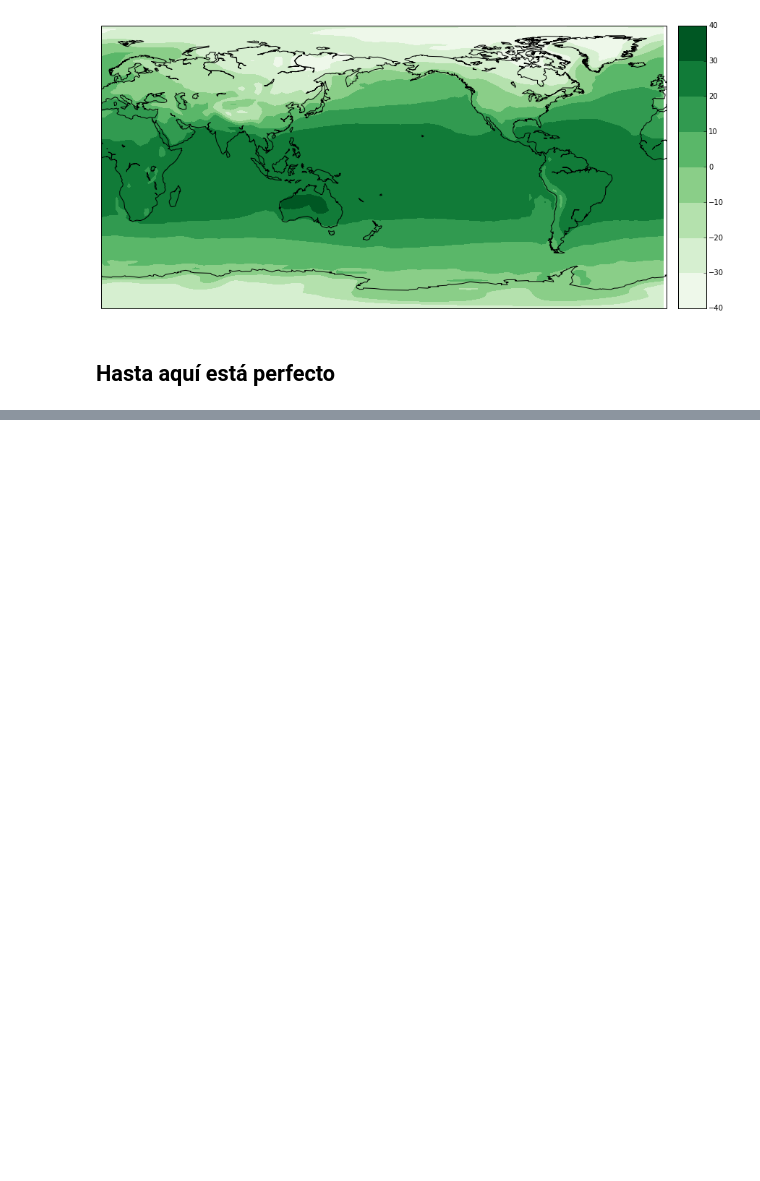
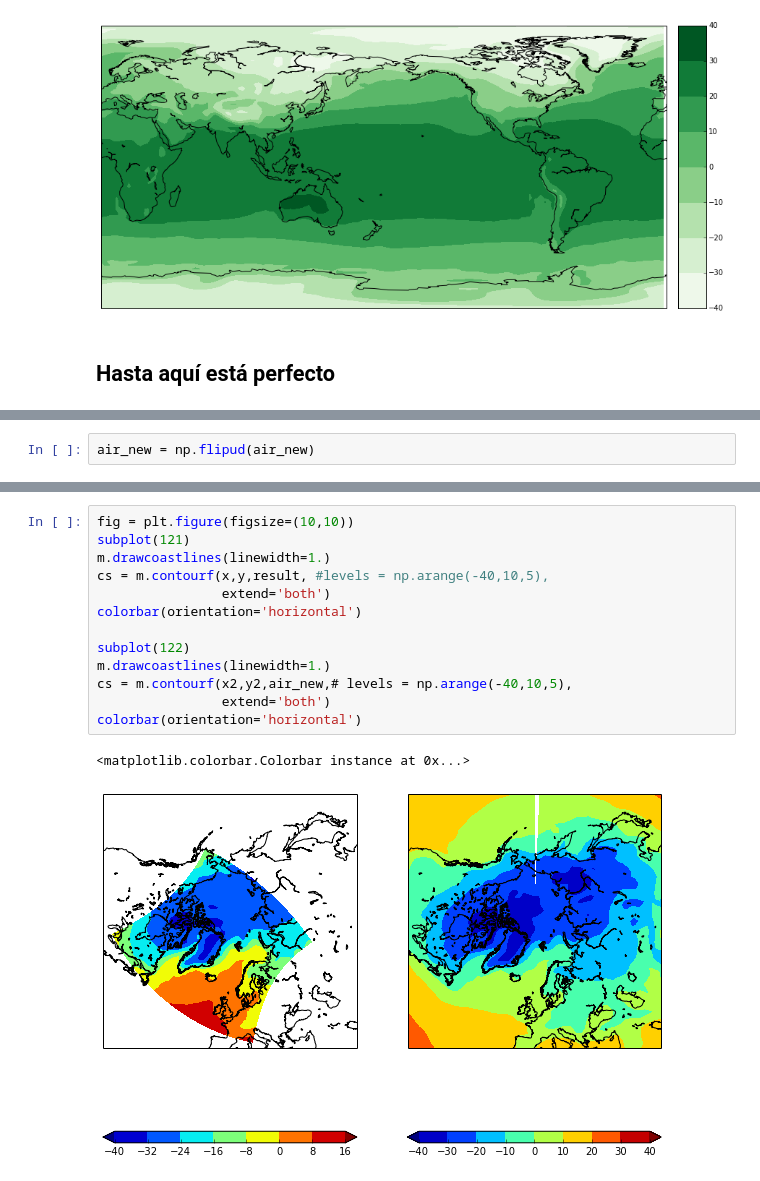
Before and after one commit to alvise30/CM20151_HW4_ElkinAlvis, a Jupyter notebook: P2/Punto2.ipynb, the cells around one changed output, grey strips where cells are left out. Drawn from its saved outputs; the diff is of its cells as text; blank space fills up the shorter version.

```diff
--- a/P2/Punto2.ipynb
+++ b/P2/Punto2.ipynb
@@ -89,0 +121,2 @@ Hasta aquí está perfecto
+# %%
+air_new = np.flipud(air_new)
@@ -89,0 +138,16 @@ Hasta aquí está perfecto
+# %%
+fig = plt.figure(figsize=(10,10))
+subplot(121)
+m.drawcoastlines(linewidth=1.)
+cs = m.contourf(x,y,result, #levels = np.arange(-40,10,5),
+                extend='both')
+colorbar(orientation='horizontal')
+
+subplot(122)
+m.drawcoastlines(linewidth=1.)
+cs = m.contourf(x2,y2,air_new,# levels = np.arange(-40,10,5),
+                extend='both')
+colorbar(orientation='horizontal')
+# %% [output]
+<matplotlib.colorbar.Colorbar instance at 0x...>
+[figure, added]
```
Also changed, not shown: parts of 11 cells of this notebook.
